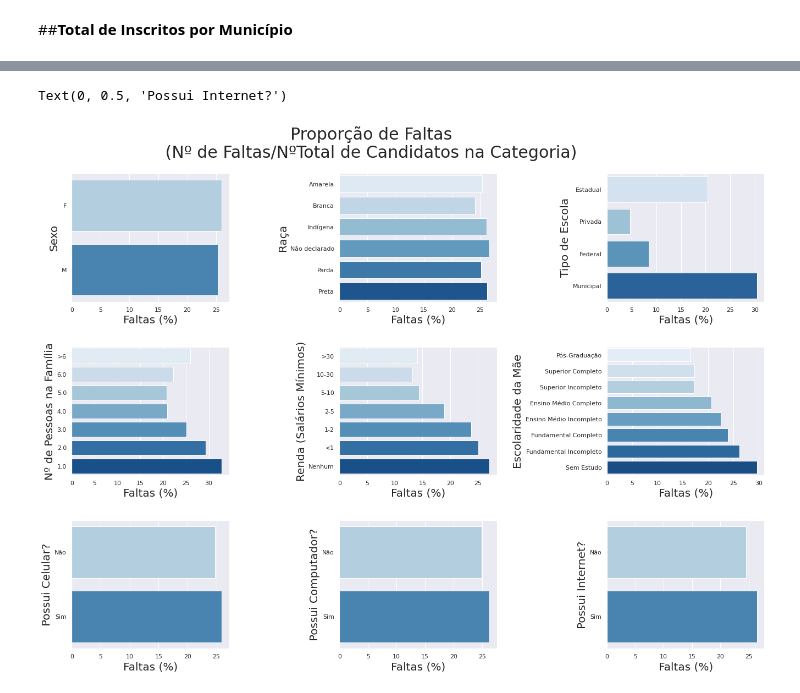
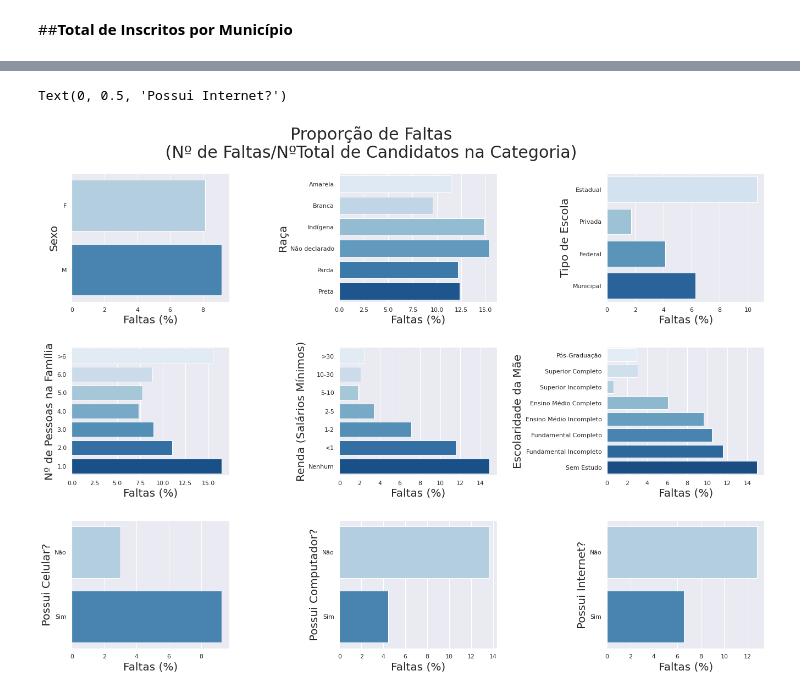
Before and after one commit to mariaeco/ICD_project_Maria, a Jupyter notebook: Perfil_Inscricoes_PB.ipynb, the cells around one changed output, grey strips where cells are left out. Cells and saved outputs as stored; diff of their text form; code cells hidden in the pictures.

```diff
--- a/Perfil_Inscricoes_PB.ipynb
+++ b/Perfil_Inscricoes_PB.ipynb
@@ -75,7 +78,7 @@ plt.subplots_adjust(left=0.2,
                     hspace=0.35)
 
 #SEXO =================================================================================================================
-sexo=dfESCOLA.groupby(by=['TP_SEXO'], as_index=False)['NU_INSCRICAO'].count()
+sexo=df.groupby(by=['TP_SEXO'], as_index=False)['NU_INSCRICAO'].count()
 sexo['NU_INSCRICAO']=sexo['NU_INSCRICAO']/100
 sexo.sort_values(by='NU_INSCRICAO',ascending=False, inplace=True)
 sexo['Porcentagem']=sexo['NU_INSCRICAO']/sexo['NU_INSCRICAO'].sum()*100
@@ -85,7 +88,7 @@ axes[0,0].set_xlabel('Número de Inscrições (.10²)', fontsize=20)
 axes[0,0].set_ylabel('Sexo', fontsize=20)
 
 #RAÇA =================================================================================================================
-raca=dfESCOLA.groupby(by=['TP_COR_RACA'], as_index=False)['NU_INSCRICAO'].count()
+raca=df.groupby(by=['TP_COR_RACA'], as_index=False)['NU_INSCRICAO'].count()
 raca['NU_INSCRICAO']=raca['NU_INSCRICAO']/100
 raca.sort_values(by='NU_INSCRICAO',ascending=False, inplace=True)
 raca['Porcentagem']=raca['NU_INSCRICAO']/raca['NU_INSCRICAO'].sum()*100
@@ -95,7 +98,7 @@ axes[0,1].set_xlabel('Número de Inscrições (.10²)', fontsize=20)
 axes[0,1].set_ylabel('Raça', fontsize=20)
 
 #DEPENDENCIA ADMNISTRITIVA ================================================================================================================================
-tipEsc=dfESCOLA.groupby(by=['TP_DEPENDENCIA_ADM_ESC'], as_index=False)['NU_INSCRICAO'].count()
+tipEsc=df.groupby(by=['TP_DEPENDENCIA_ADM_ESC'], as_index=False)['NU_INSCRICAO'].count()
 tipEsc['NU_INSCRICAO']=tipEsc['NU_INSCRICAO']/100
 tipEsc['Porcentagem'] = tipEsc['NU_INSCRICAO']/tipEsc['NU_INSCRICAO'].sum()*100
 
@@ -106,8 +109,8 @@ axes[0,2].set_ylabel('Tipo de Escola', fontsize=20)
 
 
 #N DE PESSOAS NA CASA =================================================================================================================
-dfESCOLA['NP'] = np.where(dfESCOLA['NPessoas'] > 6, ">6", dfESCOLA['NPessoas'] )
-nPessoas=dfESCOLA.groupby(by=['NP'], as_index=False)['NU_INSCRICAO'].count()
+df['NP'] = np.where(df['NPessoas'] > 6, ">6", df['NPessoas'] )
+nPessoas=df.groupby(by=['NP'], as_index=False)['NU_INSCRICAO'].count()
 nPessoas['NU_INSCRICAO']=nPessoas['NU_INSCRICAO']/100
 nPessoas['Porcentagem']=nPessoas['NU_INSCRICAO']/nPessoas['NU_INSCRICAO'].sum()*100
 
@@ -117,7 +120,7 @@ axes[1,0].set_xlabel('Número de Inscrições (.10²)', fontsize=20)
 axes[1,0].set_ylabel('Nº de Pessoas na Família', fontsize=20)
 
 #RENDA ================================================================================================================================
-renda=dfESCOLA.groupby(by=['Renda'], as_index=False)['NU_INSCRICAO'].count()
+renda=df.groupby(by=['Renda'], as_index=False)['NU_INSCRICAO'].count()
 renda['NU_INSCRICAO']=renda['NU_INSCRICAO']/100
 renda['Porcentagem']=renda['NU_INSCRICAO']/renda['NU_INSCRICAO'].sum()*100
 
@@ -127,7 +130,7 @@ axes[1,1].set_xlabel('Número de Inscrições (.10²)', fontsize=20)
 axes[1,1].set_ylabel('Renda (Salários Mínimos)', fontsize=20)
 
 #ESCOLARIDADE ==============================================================================================================
-esc=dfESCOLA.groupby(by=['Escolaridade_Mae'], as_index=False)['NU_INSCRICAO'].count()
+esc=df.groupby(by=['Escolaridade_Mae'], as_index=False)['NU_INSCRICAO'].count()
 esc['NU_INSCRICAO']=esc['NU_INSCRICAO']/100
 esc.sort_values(by='NU_INSCRICAO',ascending=False, inplace=True)
 esc['Porcentagem']=esc['NU_INSCRICAO']/esc['NU_INSCRICAO'].sum()*100
@@ -142,7 +145,7 @@ axes[1,2].set_ylabel('Escolaridade da Mãe', fontsize=20)
 
 
 #CELULAR ================================================================================================================================
-cel=dfESCOLA.groupby(by=['Celular'], as_index=False)['NU_INSCRICAO'].count()
+cel=df.groupby(by=['Celular'], as_index=False)['NU_INSCRICAO'].count()
 cel['NU_INSCRICAO']=cel['NU_INSCRICAO']/100
 cel['Porcentagem'] = cel['NU_INSCRICAO']/cel['NU_INSCRICAO'].sum()*100
 
@@ -153,7 +156,7 @@ axes[2,0].set_ylabel('Possui Celular?', fontsize=20)
 
 
 #Computador ================================================================================================================================
-comp=dfESCOLA.groupby(by=['Computador'], as_index=False)['NU_INSCRICAO'].count()
+comp=df.groupby(by=['Computador'], as_index=False)['NU_INSCRICAO'].count()
 comp['NU_INSCRICAO']=comp['NU_INSCRICAO']/100
 comp['Porcentagem'] = comp['NU_INSCRICAO']/comp['NU_INSCRICAO'].sum()*100
 
@@ -163,7 +166,7 @@ axes[2,1].set_ylabel('Possui Computador?', fontsize=20)
 
 
 #Internet ================================================================================================================================
-intern=dfESCOLA.groupby(by=['Internet'], as_index=False)['NU_INSCRICAO'].count()
+intern=df.groupby(by=['Internet'], as_index=False)['NU_INSCRICAO'].count()
 intern['NU_INSCRICAO']=intern['NU_INSCRICAO']/100
 intern['Porcentagem'] = intern['NU_INSCRICAO']/intern['NU_INSCRICAO'].sum()*100
 
@@ -290,6 +300,6 @@ Text(0.5, 1.0, 'Possui Internet?')
 # %%
 #@title
-faltas = dfESCOLA.query('TP_PRESENCA==0')
+faltas = df.query('TP_PRESENCA==0')
 
 fig, axes = plt.subplots(3, 3, figsize=(25, 15))
 sns.set_style("white")
@@ -305,7 +315,7 @@ plt.subplots_adjust(left=0.2,
                     wspace=0.7,
                     hspace=0.35)
 #SEXO =================================================================================================================
-total=dfESCOLA.groupby(by=['TP_SEXO'], as_index=False)['NU_INSCRICAO'].count()
+total=df.groupby(by=['TP_SEXO'], as_index=False)['NU_INSCRICAO'].count()
 freq=faltas.groupby(by=['TP_SEXO'], as_index=False)['NU_INSCRICAO'].count()
 freq['NU_INSCRICAO']=freq['NU_INSCRICAO']/100
 freq['NU_INSCRICAO_T']=total['NU_INSCRICAO']/100
@@ -317,7 +327,7 @@ axes[0,0].set_xlabel('Faltas (%)', fontsize=20)
 axes[0,0].set_ylabel('Sexo', fontsize=20)
 
 #RAÇA =================================================================================================================
-total=dfESCOLA.groupby(by=['TP_COR_RACA'], as_index=False)['NU_INSCRICAO'].count()
+total=df.groupby(by=['TP_COR_RACA'], as_index=False)['NU_INSCRICAO'].count()
 freq=faltas.groupby(by=['TP_COR_RACA'], as_index=False)['NU_INSCRICAO'].count()
 freq['NU_INSCRICAO']=freq['NU_INSCRICAO']/100
 freq['NU_INSCRICAO_T']=total['NU_INSCRICAO']/100
@@ -330,7 +340,7 @@ axes[0,1].set_xlabel('Faltas (%)', fontsize=20)
 axes[0,1].set_ylabel('Raça', fontsize=20)
 
 #DEPENDENCIA ADMNISTRITIVA ================================================================================================================================
-total=dfESCOLA.groupby(by=['TP_DEPENDENCIA_ADM_ESC'], as_index=False)['NU_INSCRICAO'].count()
+total=df.groupby(by=['TP_DEPENDENCIA_ADM_ESC'], as_index=False)['NU_INSCRICAO'].count()
 freq=faltas.groupby(by=['TP_DEPENDENCIA_ADM_ESC'], as_index=False)['NU_INSCRICAO'].count()
 freq['NU_INSCRICAO']=freq['NU_INSCRICAO']/100
 freq['NU_INSCRICAO_T']=total['NU_INSCRICAO']/100
@@ -346,9 +356,9 @@ axes[0,2].set_ylabel('Tipo de Escola', fontsize=20)
 
 #N DE PESSOAS NA CASA =================================================================================================================
 faltas['NP'] = np.where(faltas['NPessoas'] > 6, ">6", faltas['NPessoas'] )
-dfESCOLA['NP'] = np.where(dfESCOLA['NPessoas'] > 6, ">6", dfESCOLA['NPessoas'] )
+df['NP'] = np.where(df['NPessoas'] > 6, ">6", df['NPessoas'] )
 
-total=dfESCOLA.groupby(by=['NP'], as_index=False)['NU_INSCRICAO'].count()
+total=df.groupby(by=['NP'], as_index=False)['NU_INSCRICAO'].count()
 freq=faltas.groupby(by=['NP'], as_index=False)['NU_INSCRICAO'].count()
 freq['NU_INSCRICAO']=freq['NU_INSCRICAO']/100
 freq['NU_INSCRICAO_T']=total['NU_INSCRICAO']/100
@@ -361,7 +371,7 @@ axes[1,0].set_xlabel('Faltas (%)', fontsize=20)
 axes[1,0].set_ylabel('Nº de Pessoas na Família', fontsize=20)
 
 #RENDA ================================================================================================================================
-total=dfESCOLA.groupby(by=['Renda'], as_index=False)['NU_INSCRICAO'].count()
+total=df.groupby(by=['Renda'], as_index=False)['NU_INSCRICAO'].count()
 freq=faltas.groupby(by=['Renda'], as_index=False)['NU_INSCRICAO'].count()
 freq['NU_INSCRICAO']=freq['NU_INSCRICAO']/100
 freq['NU_INSCRICAO_T']=total['NU_INSCRICAO']/100
@@ -374,7 +384,7 @@ axes[1,1].set_xlabel('Faltas (%)', fontsize=20)
 axes[1,1].set_ylabel('Renda (Salários Mínimos)', fontsize=20)
 
 #ESCOLARIDADE ==============================================================================================================
-total=dfESCOLA.groupby(by=['Escolaridade_Mae'], as_index=False)['NU_INSCRICAO'].count()
+total=df.groupby(by=['Escolaridade_Mae'], as_index=False)['NU_INSCRICAO'].count()
 freq=faltas.groupby(by=['Escolaridade_Mae'], as_index=False)['NU_INSCRICAO'].count()
 freq['NU_INSCRICAO']=freq['NU_INSCRICAO']/100
 freq['NU_INSCRICAO_T']=total['NU_INSCRICAO']/100
@@ -390,7 +400,7 @@ axes[1,2].set_xlabel('Faltas (%)', fontsize=20)
 axes[1,2].set_ylabel('Escolaridade da Mãe', fontsize=20)
 
 #CELULAR ================================================================================================================================
-total=dfESCOLA.groupby(by=['Celular'], as_index=False)['NU_INSCRICAO'].count()
+total=df.groupby(by=['Celular'], as_index=False)['NU_INSCRICAO'].count()
 freq=faltas.groupby(by=['Celular'], as_index=False)['NU_INSCRICAO'].count()
 freq['NU_INSCRICAO']=freq['NU_INSCRICAO']/100
 freq['NU_INSCRICAO_T']=total['NU_INSCRICAO']/100
@@ -400,33 +410,33 @@ freq['PorcentagemT'] = freq['NU_INSCRICAO']/freq['NU_INSCRICAO_T']*100      # Po
 #order = ['Estadual','Privada', 'Federal', 'Municipal']
 sns.barplot(ax=axes[2, 0], y ='Celular', x ='PorcentagemT', palette = 'Blues', data = freq)
 axes[2,0].set_xlabel('Faltas (%)', fontsize=20)
 axes[2,0].set_ylabel('Possui Celular?', fontsize=20)
 
 
 #Computador ================================================================================================================================
-total=dfESCOLA.groupby(by=['Computador'], as_index=False)['NU_INSCRICAO'].count()
+total=df.groupby(by=['Computador'], as_index=False)['NU_INSCRICAO'].count()
 freq=faltas.groupby(by=['Computador'], as_index=False)['NU_INSCRICAO'].count()
 freq['NU_INSCRICAO']=freq['NU_INSCRICAO']/100
 freq['NU_INSCRICAO_T']=total['NU_INSCRICAO']/100
 freq['Porcentagem'] = freq['NU_INSCRICAO']/freq['NU_INSCRICAO'].sum()*100         # Porcentagem do total de Inscritos
 freq['PorcentagemT'] = freq['NU_INSCRICAO']/freq['NU_INSCRICAO_T']*100      # Porcentagem dentro fator
 
 sns.barplot(ax=axes[2, 1], y ='Computador', x ='PorcentagemT', palette = 'Blues', data = freq)
 axes[2,1].set_xlabel('Faltas (%)', fontsize=20)
 axes[2,1].set_ylabel('Possui Computador?', fontsize=20)
 
 
 #Internet ================================================================================================================================
-total=dfESCOLA.groupby(by=['Internet'], as_index=False)['NU_INSCRICAO'].count()
+total=df.groupby(by=['Internet'], as_index=False)['NU_INSCRICAO'].count()
 freq=faltas.groupby(by=['Internet'], as_index=False)['NU_INSCRICAO'].count()
 freq['NU_INSCRICAO']=freq['NU_INSCRICAO']/100
 freq['NU_INSCRICAO_T']=total['NU_INSCRICAO']/100
 freq['Porcentagem'] = freq['NU_INSCRICAO']/freq['NU_INSCRICAO'].sum()*100         # Porcentagem do total de Inscritos
 freq['PorcentagemT'] = freq['NU_INSCRICAO']/freq['NU_INSCRICAO_T']*100      # Porcentagem dentro fator
 
 sns.barplot(ax=axes[2, 2], y ='Internet', x ='PorcentagemT', palette = 'Blues', data = freq)
 axes[2,2].set_xlabel('Faltas (%)', fontsize=20)
 axes[2,2].set_ylabel('Possui Internet?', fontsize=20)
 # %% [output]
 Text(0, 0.5, 'Possui Internet?')
-[figure, old version]
+[figure, new version]
```
Also changed, not shown: parts of 14 cells of this notebook.
